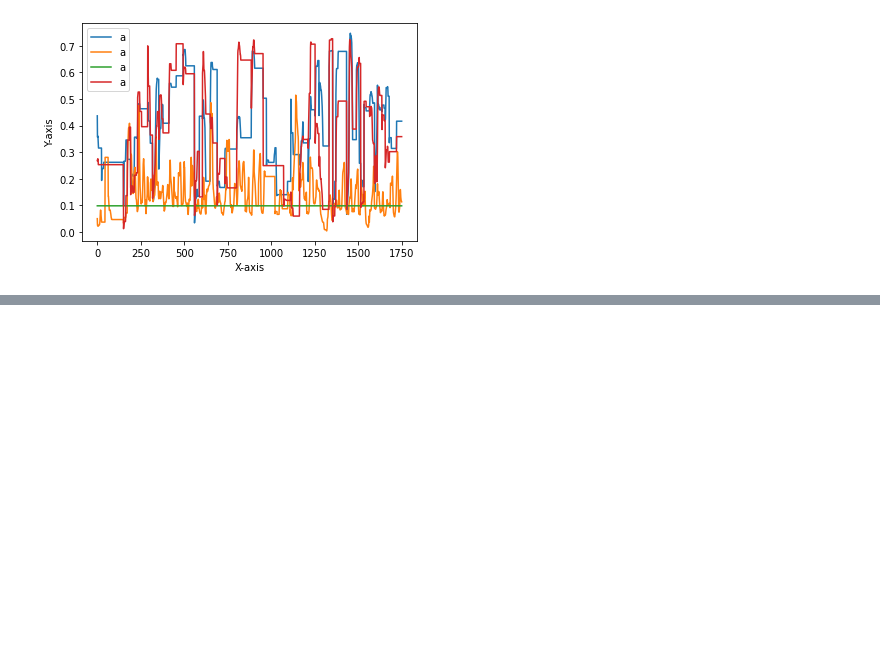
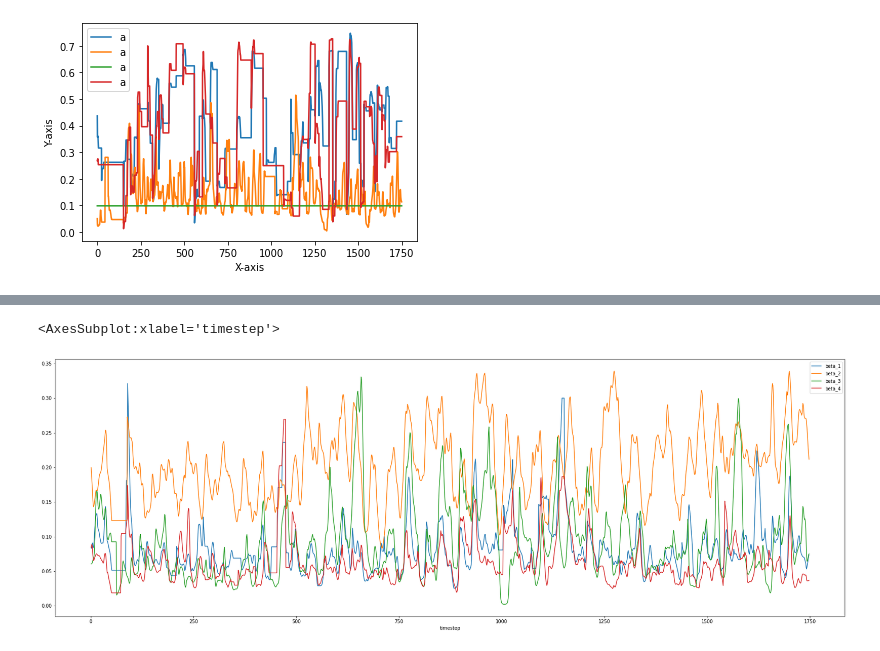
Before and after one commit to asheeshcric/VA, a Jupyter notebook: notebooks/EEG_Feature_Extraction.ipynb, the cells around one changed output, grey strips where cells are left out. Cells and saved outputs as stored; diff of their text form; code cells hidden in the pictures; blank space fills up the shorter version.

```diff
--- a/notebooks/EEG_Feature_Extraction.ipynb
+++ b/notebooks/EEG_Feature_Extraction.ipynb
@@ -84,0 +105,5 @@ plt.show()
+# %%
+X.plot(x="timestep", y=["beta_1", "beta_2", "beta_3", "beta_4"], figsize=(30, 10))
+# %% [output]
+<AxesSubplot:xlabel='timestep'>
+[figure, added]
```
Also changed, not shown: parts of 10 cells of this notebook.
